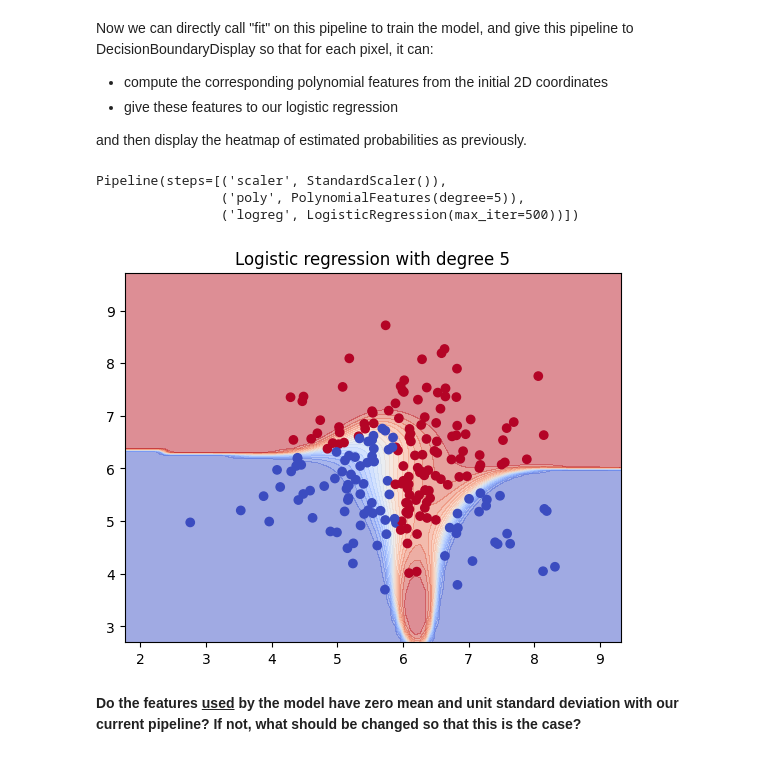
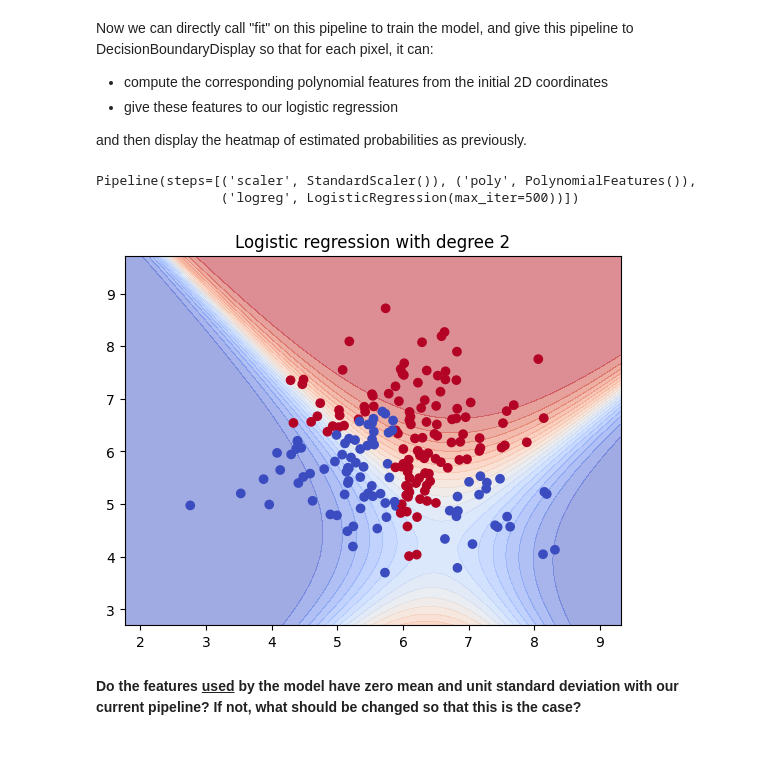
Before and after one commit to audreybvt/ML, a Jupyter notebook: Lab 3 - Classifiers.ipynb, the cells around one changed output. Drawn from its saved outputs; the diff is of its cells as text; code cells hidden in the pictures.

```diff
--- a/Lab 3 - Classifiers.ipynb
+++ b/Lab 3 - Classifiers.ipynb
@@ -293,7 +293,7 @@ from sklearn.preprocessing import StandardScaler
 # and finally fits LogisticRegression
 pipeline = Pipeline([
     ('scaler', StandardScaler()), # standardize features
-    ('poly', PolynomialFeatures(degree=5)), # for instance
+    ('poly', PolynomialFeatures(degree=2)), # for instance
     ('logreg', LogisticRegression(max_iter=500)) # for instance
 ])
 # %% [markdown]
@@ -306,23 +306,22 @@ and then display the heatmap of estimated probabilities as previously.
 # Fit the pipeline
 pipeline.fit(X_train, y_train)
 # %% [output]
-Pipeline(steps=[('scaler', StandardScaler()),
-                ('poly', PolynomialFeatures(degree=5)),
+Pipeline(steps=[('scaler', StandardScaler()), ('poly', PolynomialFeatures()),
                 ('logreg', LogisticRegression(max_iter=500))])
 # %%
 # Give the pipeline to DecisionBoundaryDisplay to plot the probability heatmap
 disp = DecisionBoundaryDisplay.from_estimator(
     pipeline, X_train,
     response_method="predict_proba",
     cmap=plt.cm.coolwarm, # colors to use (0 is blue, 1 is red)
     alpha=0.5, # level of transparency
     levels=20 # use 20 different nuances of color
 )
 disp.ax_.scatter(X_train[:, 0], X_train[:, 1], c=y_train, cmap=plt.cm.coolwarm)
-plt.title("Logistic regression with degree 5")
+plt.title("Logistic regression with degree 2")
 plt.show()
 # %% [output]
-[figure, old version]
+[figure, new version]
 # %% [markdown]
 **Do the features <ins>used</ins> by the model have zero mean and unit standard deviation with our current pipeline? If not, what should be changed so that this is the case?**
 # %%
```
Also changed, not shown: parts of 2 cells of this notebook.
